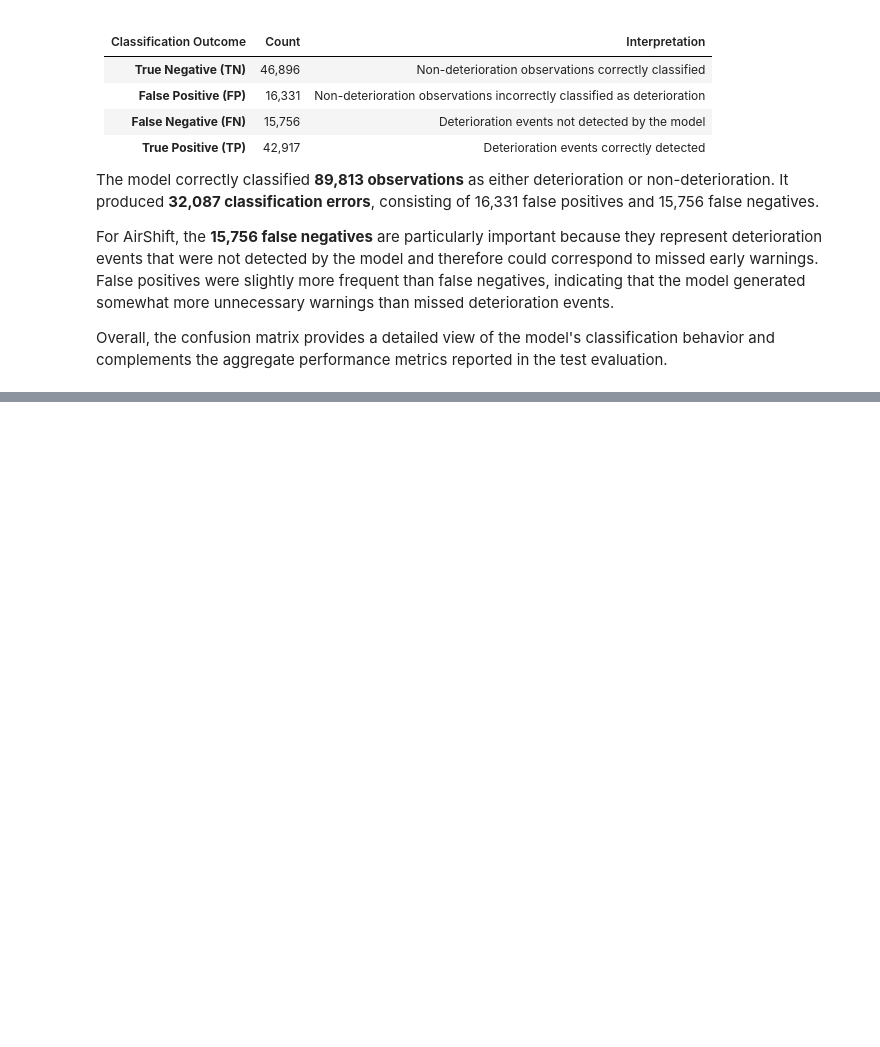
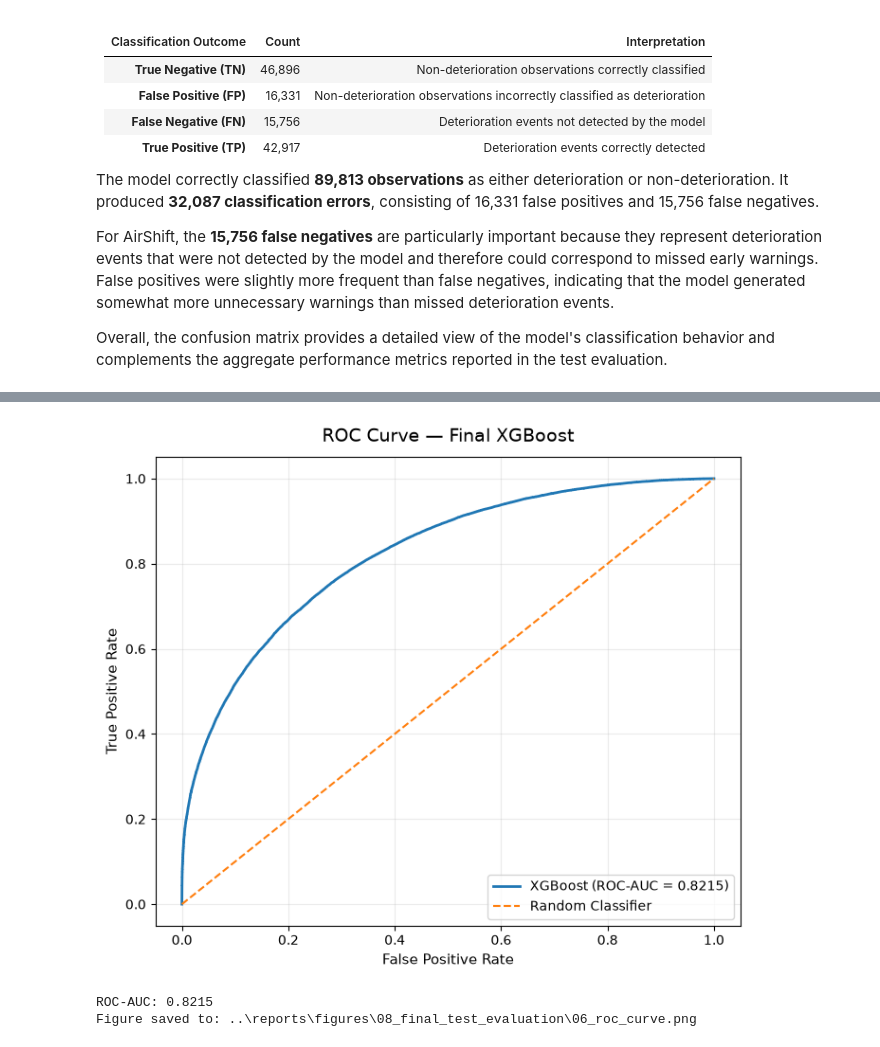
Before and after one commit to saraalwadia/airshift, a Jupyter notebook: notebooks/08_final_test_evaluation.ipynb, the cells around one changed output, grey strips where cells are left out. Drawn from its saved outputs; the diff is of its cells as text; code cells hidden in the pictures; blank space fills up the shorter version.

Commit message:
ROC curve

```diff
--- a/notebooks/08_final_test_evaluation.ipynb
+++ b/notebooks/08_final_test_evaluation.ipynb
@@ -246,0 +256,64 @@ Overall, the confusion matrix provides a detailed view of the model's classifica
+# %%
+# Calculate ROC curve
+fpr, tpr, thresholds = roc_curve(y_test, y_test_prob)
+
+# Calculate ROC-AUC
+roc_auc = roc_auc_score(y_test, y_test_prob)
+
+# Create output directory
+FIGURES_DIR = Path("../reports/figures/08_final_test_evaluation")
+FIGURES_DIR.mkdir(parents=True, exist_ok=True)
+
+# Create figure
+fig, ax = plt.subplots(figsize=(7, 6))
+
+ax.plot(
+    fpr,
+    tpr,
+    linewidth=2,
+    label=f"XGBoost (ROC-AUC = {roc_auc:.4f})"
+)
+
+# Random classifier reference line
+ax.plot(
+    [0, 1],
+    [0, 1],
+    linestyle="--",
+    linewidth=1.5,
+    label="Random Classifier"
+)
+
+ax.set_title(
+    "ROC Curve — Final XGBoost",
+    fontsize=14,
+    pad=12
+)
+
+ax.set_xlabel("False Positive Rate", fontsize=11)
+ax.set_ylabel("True Positive Rate", fontsize=11)
+
+ax.legend(loc="lower right")
+
+ax.grid(
+    True,
+    alpha=0.25
+)
+
+plt.tight_layout()
+
+# Save figure
+FIGURE_PATH = FIGURES_DIR / "06_roc_curve.png"
+plt.savefig(
+    FIGURE_PATH,
+    dpi=300,
+    bbox_inches="tight"
+)
+
+plt.show()
+
+print(f"ROC-AUC: {roc_auc:.4f}")
+print(f"Figure saved to: {FIGURE_PATH}")
+# %% [output]
+[figure, added]
+ROC-AUC: 0.8215
+Figure saved to: ..\reports\figures\08_final_test_evaluation\06_roc_curve.png
```
Also changed, not shown: parts of 4 cells of this notebook.
